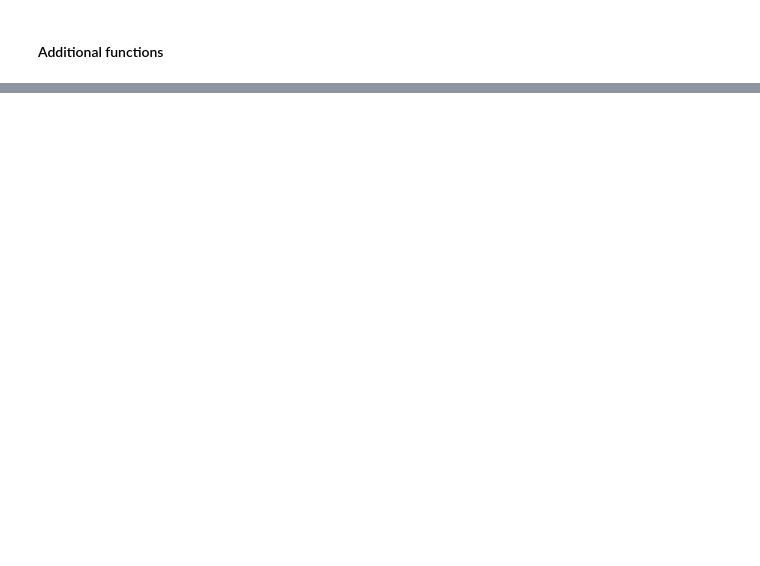
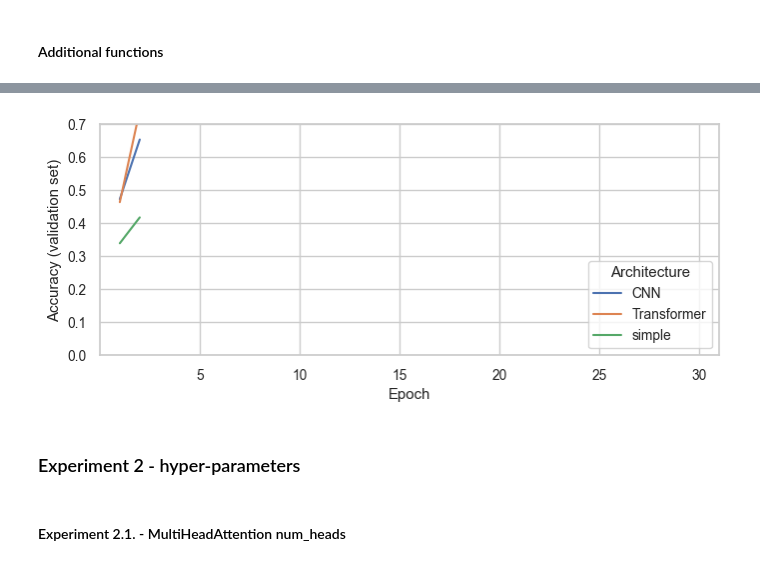
Before and after one commit to zakrzewow/DeepLearning2024, a Jupyter notebook: project2/experiments.ipynb, the cells around one changed output, grey strips where cells are left out. Drawn from its saved outputs; the diff is of its cells as text; code cells hidden in the pictures; blank space fills up the shorter version.

Commit message:
project2 transformer implementation

```diff
--- a/project2/experiments.ipynb
+++ b/project2/experiments.ipynb
@@ -341,0 +501,6 @@ results_cnn.to_csv("results/experiment11_results_cnn.csv", index=False)
+# %%
+experiment1_results = pd.concat([
+    pd.read_csv("results/experiment1_results_simple.csv"),
+    pd.read_csv("results/experiment1_results_cnn.csv"),
+    pd.read_csv("results/experiment1_results_transformer.csv")
+])
@@ -341,0 +515,8 @@ results_cnn.to_csv("results/experiment11_results_cnn.csv", index=False)
+# %%
+epoch_plot_accuracy(experiment1_results, "Architecture", "experiment1.png")
+# %% [output]
+[figure, added]
+# %% [markdown]
+### Experiment 2 - hyper-parameters
+# %% [markdown]
+#### Experiment 2.1. - MultiHeadAttention num_heads
```
Also changed, not shown: parts of 38 cells of this notebook, 6 other files.
